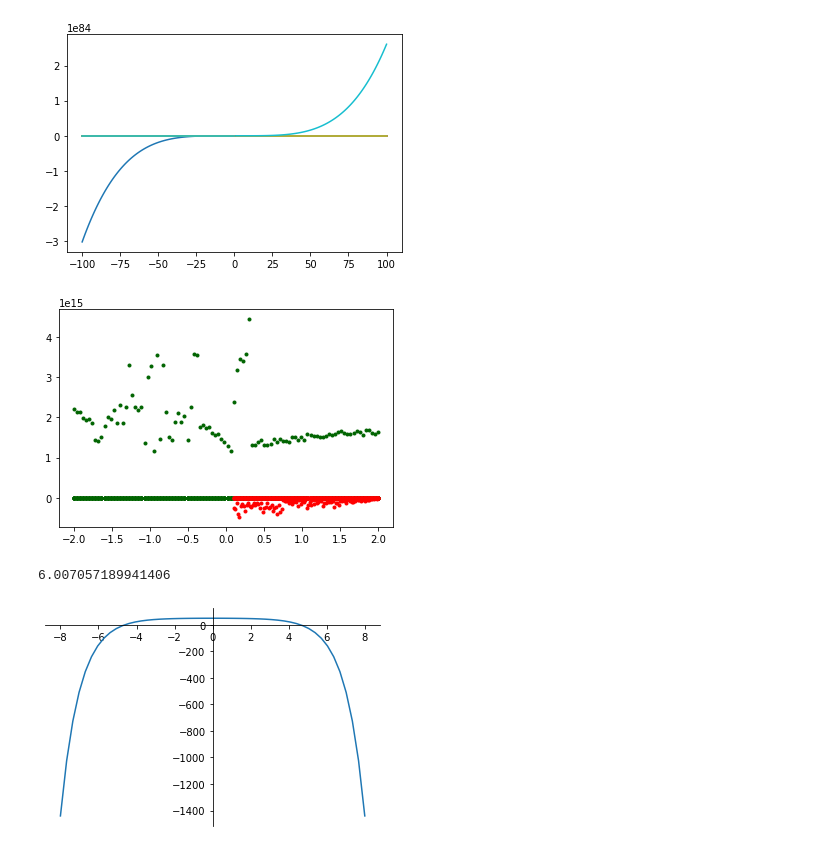
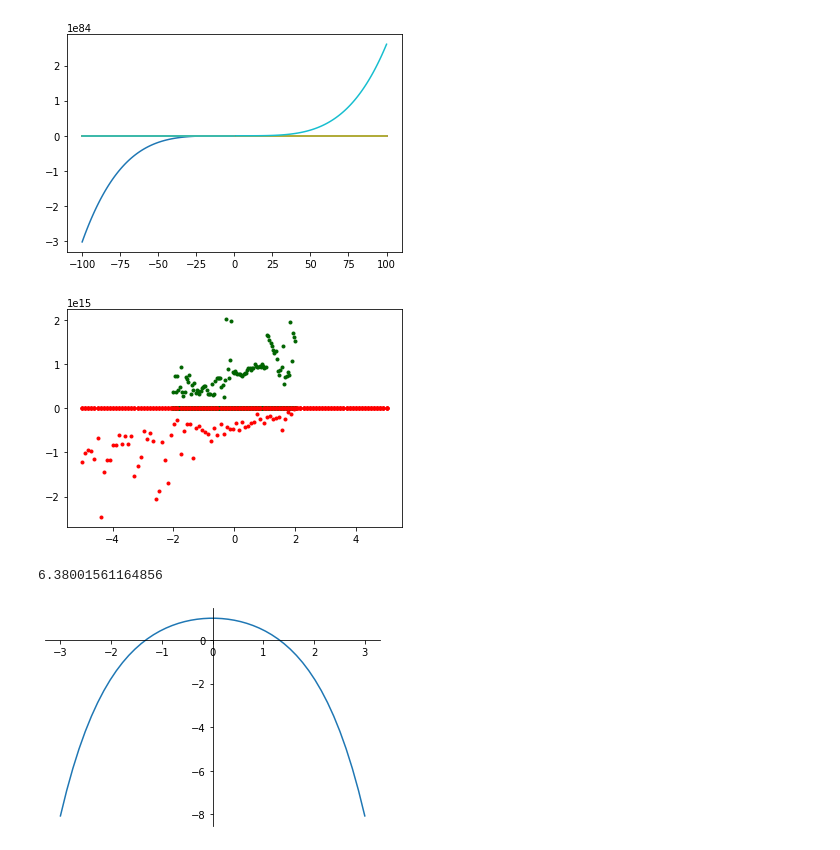
Before and after one commit to dacardonave/Modelado-y-Simulacion, a Jupyter notebook: Bifurcaciones.ipynb, the cells around one changed output. Drawn from its saved outputs; the diff is of its cells as text; code cells hidden in the pictures.

```diff
--- a/Bifurcaciones.ipynb
+++ b/Bifurcaciones.ipynb
@@ -188,7 +188,7 @@ import time
 def dx2(t, x, r ,b): return 1+r*x+x**b
 
 r,b = -4,2
-x0 = np.linspace(-6,6,10)
+x0 = np.linspace(-2,2,10)
 tspan = [0, 100]
 
 r = np.linspace(-2,2,100)
@@ -198,38 +198,38 @@ for j in range(r.size):
 
     #print(sol.t)
     #print(sol.y[0])
     t = sol.t
     x = sol.y
     for i in range(x0.size):
         #plt.plot(r[j],x[i,-1])
         plt.scatter(r[j],x[i,-1] , color='darkgreen', marker='.')
         #print(r[j],x[i,-1])
 
-r,b = 4,2
-x0 = np.linspace(-.1,.1,5)
+r,b = -4,2
+x0 = np.linspace(-1,1,5)
 tspan = [0, -100]
 
-r = np.linspace(0.1,2,100)
+r = np.linspace(-5,5,100)
 tic = time.time()
 for j in range(r.size):
     sol = solve_ivp(dx2, tspan, x0,args=(r[j],b))
 
     #print(sol.t)
     #print(sol.y[0])
     t = sol.t
     x = sol.y
     for i in range(x0.size):
         #plt.plot(r[j],x[i,-1])
         plt.scatter(r[j],x[i,-1] , color='red', marker='.')
         #print(r[j],x[i,-1])
 
 
 toc = time.time()
 plt.show()
 print(toc-tic)
 # %% [output]
-[figure, old version]
+[figure, new version]
-6.007057189941406
+6.38001561164856
 # %%
 # Ejercicio 3.1.2. página 79  Strogatz
 import numpy as np
@@ -238,8 +238,8 @@ import matplotlib.pyplot as plt
 
 # Calculos para el dibujo el grÃ¡fico auxiliar para visualizar los puntos fijos
 
-r = 50
-x = np.linspace(-8,8)
+r = 2
+x = np.linspace(-3,3)
 dx = r-np.cosh(x)
 
 # Dibuja el grÃ¡fico auxiliar x vs. \dot x
@@ -257,4 +257,4 @@ ax.spines['right'].set_color('none')
 plt.plot(x,dx)
 plt.show()
 # %% [output]
-[figure, old version]
+[figure, new version]
```
